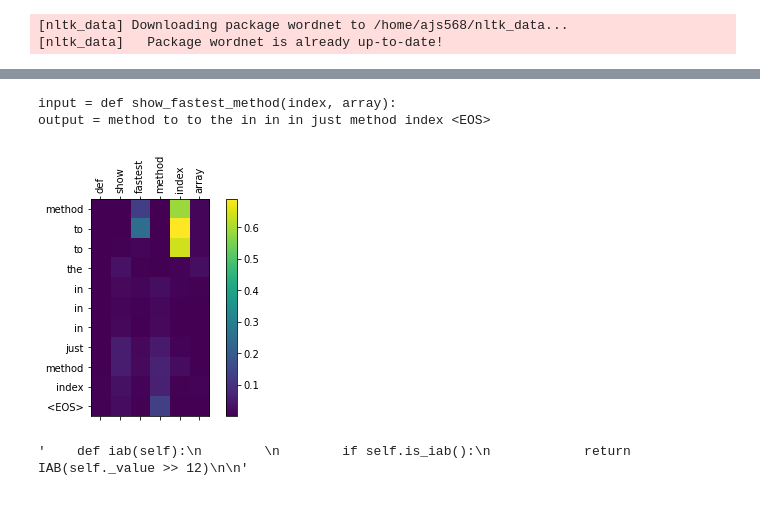
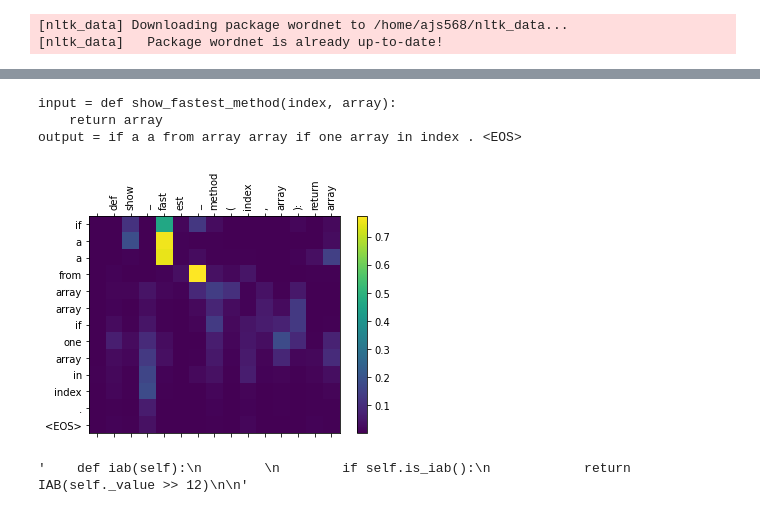
Before and after one commit to Avielstein/Code-Analysis-Tool-Kit, a Jupyter notebook: NMT_attn.ipynb, the cells around one changed output, grey strips where cells are left out. Cells and saved outputs as stored; diff of their text form; code cells hidden in the pictures.

Commit message:
improving attention graphs with code tokens

```diff
--- a/NMT_attn.ipynb
+++ b/NMT_attn.ipynb
@@ -1423,9 +1489,11 @@ pass
 # %%
-evaluateAndShowAttention('''def show_fastest_method(index, array):''')
+evaluateAndShowAttention('''def show_fastest_method(index, array):
+    return array''')
 # %% [output]
 input = def show_fastest_method(index, array):
-output = method to to the in in in just method index <EOS>
+    return array
+output = if a a from array array if one array in index . <EOS>
-[figure, old version]
+[figure, new version]
 # %%
 random.choice(test_set[0])
 # %% [output]
```
Also changed, not shown: parts of 3 cells of this notebook.
